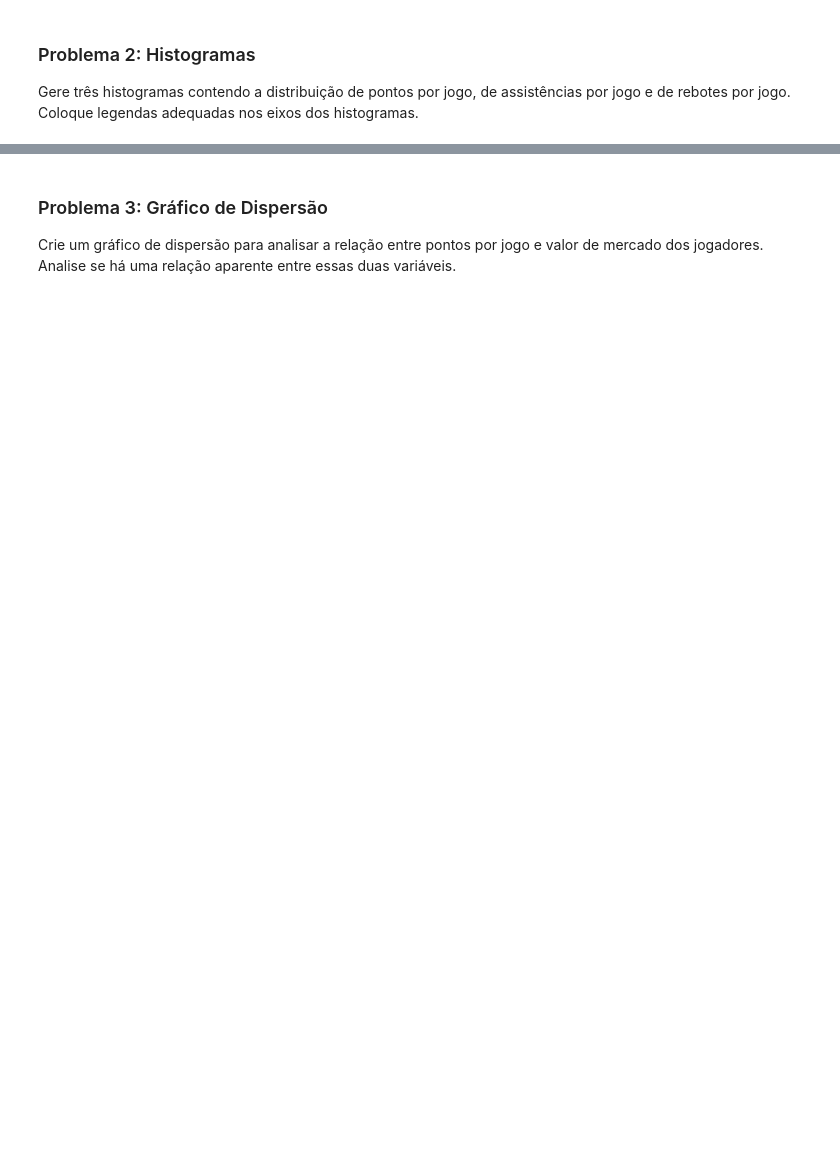
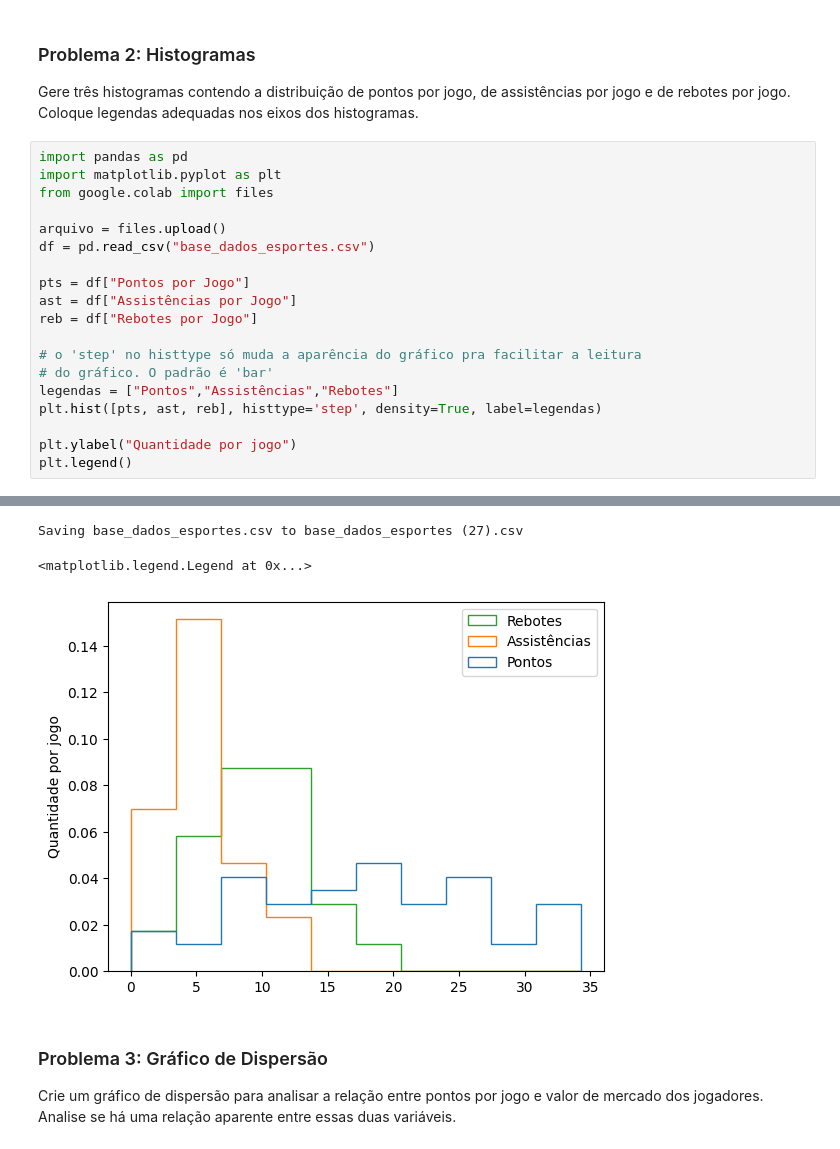
Before and after one commit to mahzze/Solucoes-notebooks-bcc, a Jupyter notebook: atividades/Atividade_3_Bases_de_Dados_e_Tabelas.ipynb, the cells around one changed output, grey strips where cells are left out. Saved outputs shown, nothing was run; the diff lists cells and outputs as text; blank space fills up the shorter version.

```diff
--- a/atividades/Atividade_3_Bases_de_Dados_e_Tabelas.ipynb
+++ b/atividades/Atividade_3_Bases_de_Dados_e_Tabelas.ipynb
@@ -10,3 +31,23 @@ Filtre e exiba apenas as colunas de nome, time e pontos por jogo dos jogadores q
 # %% [markdown]
 ### Problema 2: Histogramas
 Gere três histogramas contendo a distribuição de pontos por jogo, de assistências por jogo e de rebotes por jogo. Coloque legendas adequadas nos eixos dos histogramas.
+# %%
+import pandas as pd
+import matplotlib.pyplot as plt
+from google.colab import files
+
+arquivo = files.upload()
+df = pd.read_csv("base_dados_esportes.csv")
+
+pts = df["Pontos por Jogo"]
+ast = df["Assistências por Jogo"]
+reb = df["Rebotes por Jogo"]
+
+# o 'step' no histtype só muda a aparência do gráfico pra facilitar a leitura
+# do gráfico. O padrão é 'bar'
+legendas = ["Pontos","Assistências","Rebotes"]
+plt.hist([pts, ast, reb], histtype='step', density=True, label=legendas)
+
+plt.ylabel("Quantidade por jogo")
+plt.legend()
+# %% [output]
@@ -13,3 +55,6 @@ Gere três histogramas contendo a distribuição de pontos por jogo, de assistê
+Saving base_dados_esportes.csv to base_dados_esportes (27).csv
+<matplotlib.legend.Legend at 0x...>
+[figure, added]
 # %% [markdown]
 ### Problema 3: Gráfico de Dispersão
 Crie um gráfico de dispersão para analisar a relação entre pontos por jogo e valor de mercado dos jogadores. Analise se há uma relação aparente entre essas duas variáveis.
```
Also changed, not shown: parts of 5 cells of this notebook.
